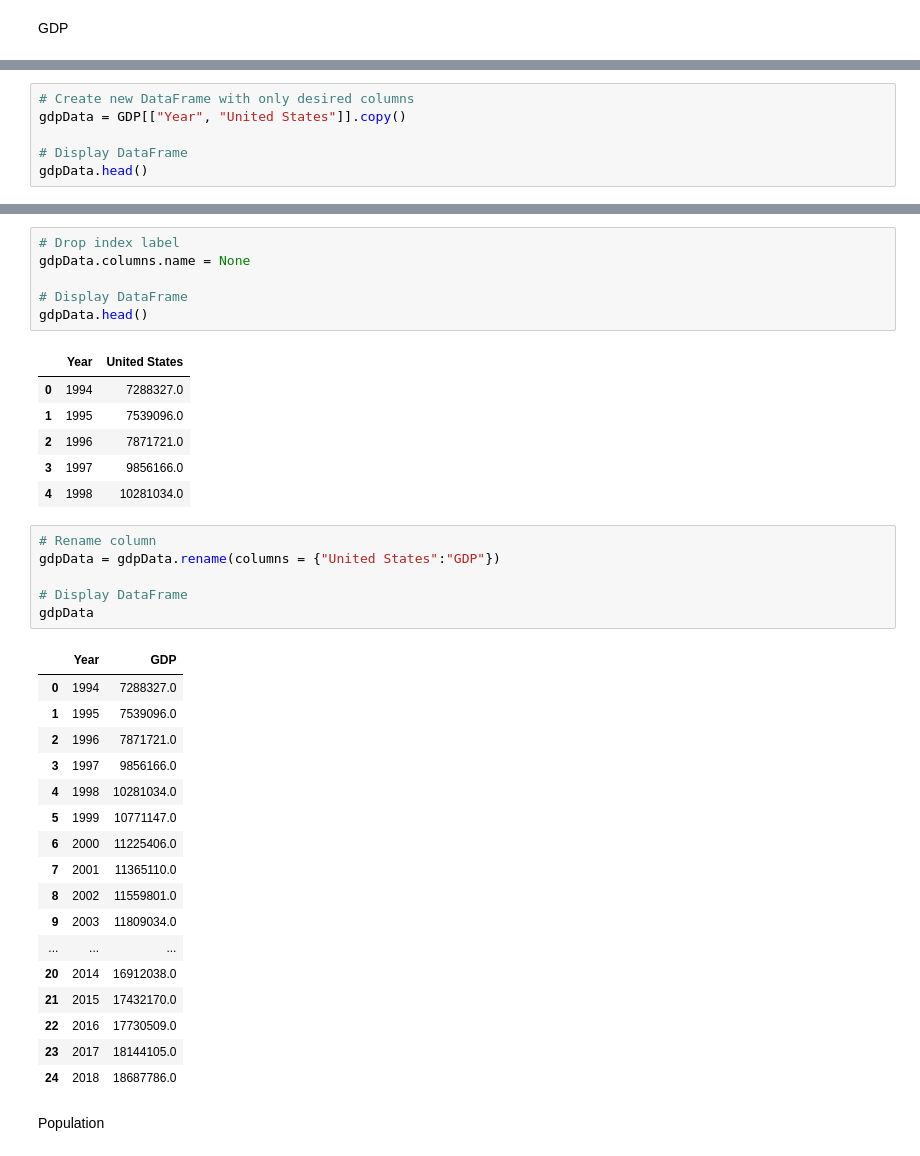
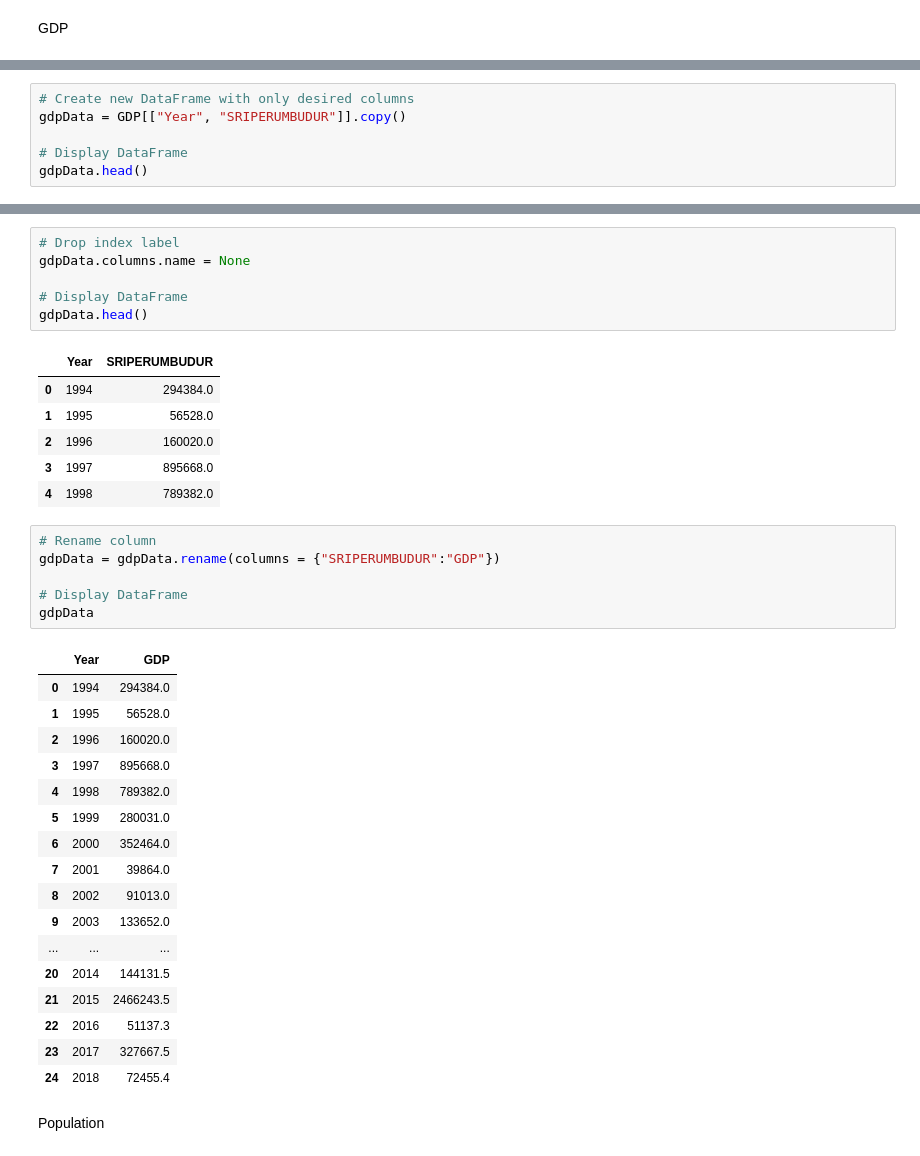
Before and after one commit to NAVEENKUMAR4325/IBM-Z-Datathon---ML-model-for-Transportation, a Jupyter notebook: Carbon_Emission_predictor/carbon_regression_model.ipynb, the cells around one changed output, grey strips where cells are left out. Cells and saved outputs as stored; diff of their text form.

```diff
--- a/Carbon_Emission_predictor/carbon_regression_model.ipynb
+++ b/Carbon_Emission_predictor/carbon_regression_model.ipynb
@@ -327,6 +352,6 @@ GDP.head()
 # %%
 # Create new DataFrame with only desired columns
-gdpData = GDP[["Year", "United States"]].copy()
+gdpData = GDP[["Year", "SRIPERUMBUDUR"]].copy()
 
 # Display DataFrame
 gdpData.head()
@@ -358,36 +383,36 @@ gdpData.columns.name = None
 # Display DataFrame
 gdpData.head()
 # %% [output]
-|  | Year | United States |
-| 0 | 1994 | 7288327.0 |
-| 1 | 1995 | 7539096.0 |
-| 2 | 1996 | 7871721.0 |
-| 3 | 1997 | 9856166.0 |
-| 4 | 1998 | 10281034.0 |
+|  | Year | SRIPERUMBUDUR |
+| 0 | 1994 | 294384.0 |
+| 1 | 1995 | 56528.0 |
+| 2 | 1996 | 160020.0 |
+| 3 | 1997 | 895668.0 |
+| 4 | 1998 | 789382.0 |
 # %%
 # Rename column
-gdpData = gdpData.rename(columns = {"United States":"GDP"})
+gdpData = gdpData.rename(columns = {"SRIPERUMBUDUR":"GDP"})
 
 # Display DataFrame
 gdpData
 # %% [output]
 |  | Year | GDP |
-| 0 | 1994 | 7288327.0 |
-| 1 | 1995 | 7539096.0 |
-| 2 | 1996 | 7871721.0 |
-| 3 | 1997 | 9856166.0 |
-| 4 | 1998 | 10281034.0 |
-| 5 | 1999 | 10771147.0 |
-| 6 | 2000 | 11225406.0 |
-| 7 | 2001 | 11365110.0 |
-| 8 | 2002 | 11559801.0 |
-| 9 | 2003 | 11809034.0 |
+| 0 | 1994 | 294384.0 |
+| 1 | 1995 | 56528.0 |
+| 2 | 1996 | 160020.0 |
+| 3 | 1997 | 895668.0 |
+| 4 | 1998 | 789382.0 |
+| 5 | 1999 | 280031.0 |
+| 6 | 2000 | 352464.0 |
+| 7 | 2001 | 39864.0 |
+| 8 | 2002 | 91013.0 |
+| 9 | 2003 | 133652.0 |
 | ... | ... | ... |
-| 20 | 2014 | 16912038.0 |
-| 21 | 2015 | 17432170.0 |
-| 22 | 2016 | 17730509.0 |
-| 23 | 2017 | 18144105.0 |
-| 24 | 2018 | 18687786.0 |
+| 20 | 2014 | 144131.5 |
+| 21 | 2015 | 2466243.5 |
+| 22 | 2016 | 51137.3 |
+| 23 | 2017 | 327667.5 |
+| 24 | 2018 | 72455.4 |
 # %% [markdown]
 
 Population
```
Also changed, not shown: parts of 78 cells of this notebook, 5 other files.
